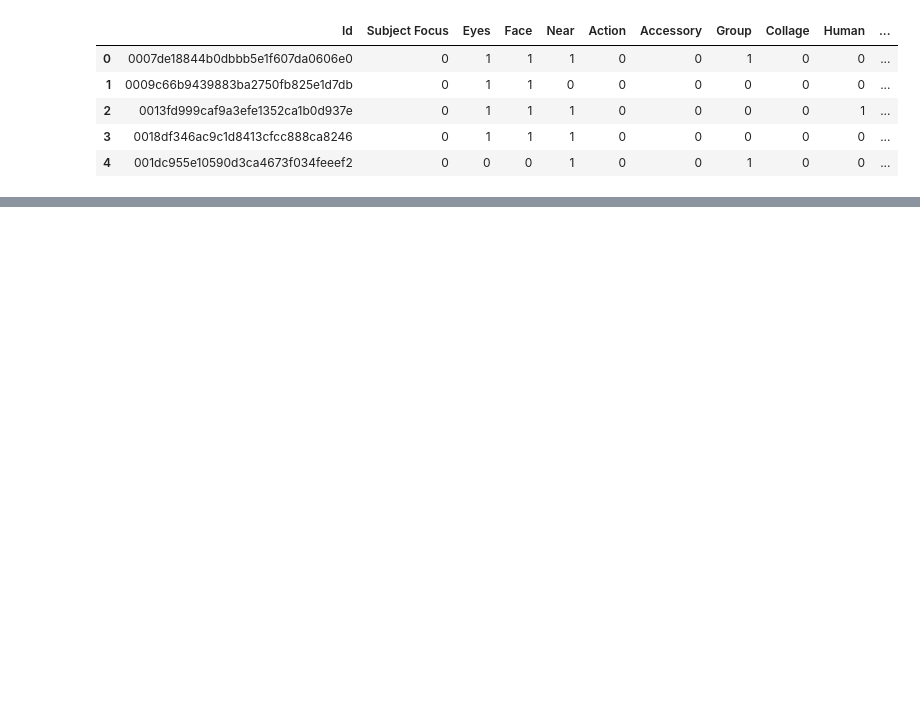
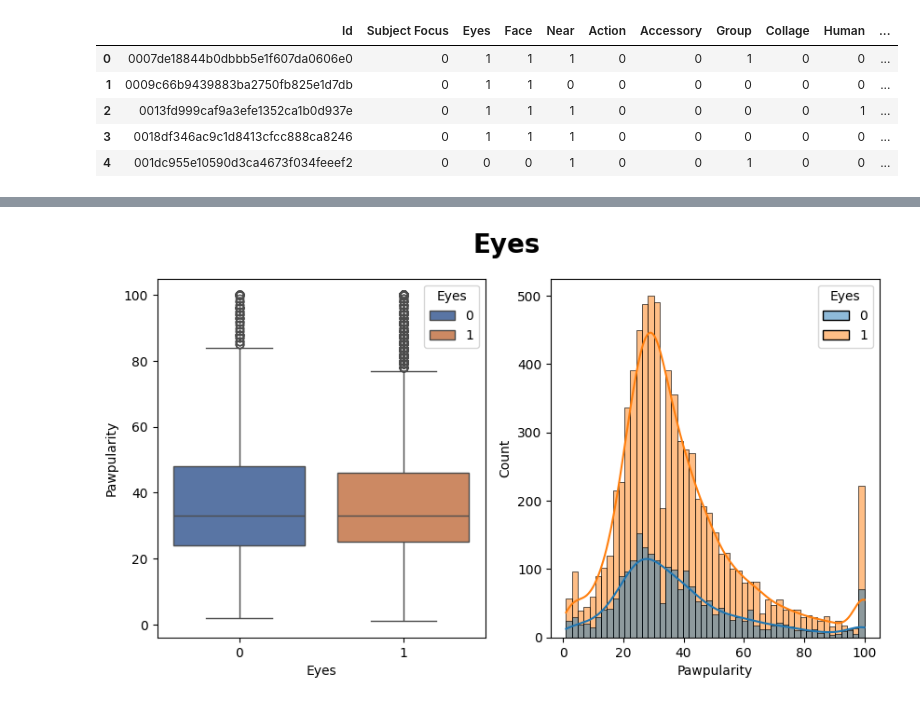
Before and after one commit to GhiasAli17/Petfinder_Pawpularity, a Jupyter notebook: main.ipynb, the cells around one changed output, grey strips where cells are left out. Saved outputs shown, nothing was run; the diff lists cells and outputs as text; code cells hidden in the pictures; blank space fills up the shorter version.

```diff
--- a/main.ipynb
+++ b/main.ipynb
@@ -27,0 +77,5 @@ train_df.head()
+# %%
+#showing one feature with the Pawpularity
+helpers.plotDistributionAcrossEachFeature(["Eyes"],train_df)
+# %% [output]
+[figure, added]
```
Also changed, not shown: parts of 12 cells of this notebook, 1 other file.
